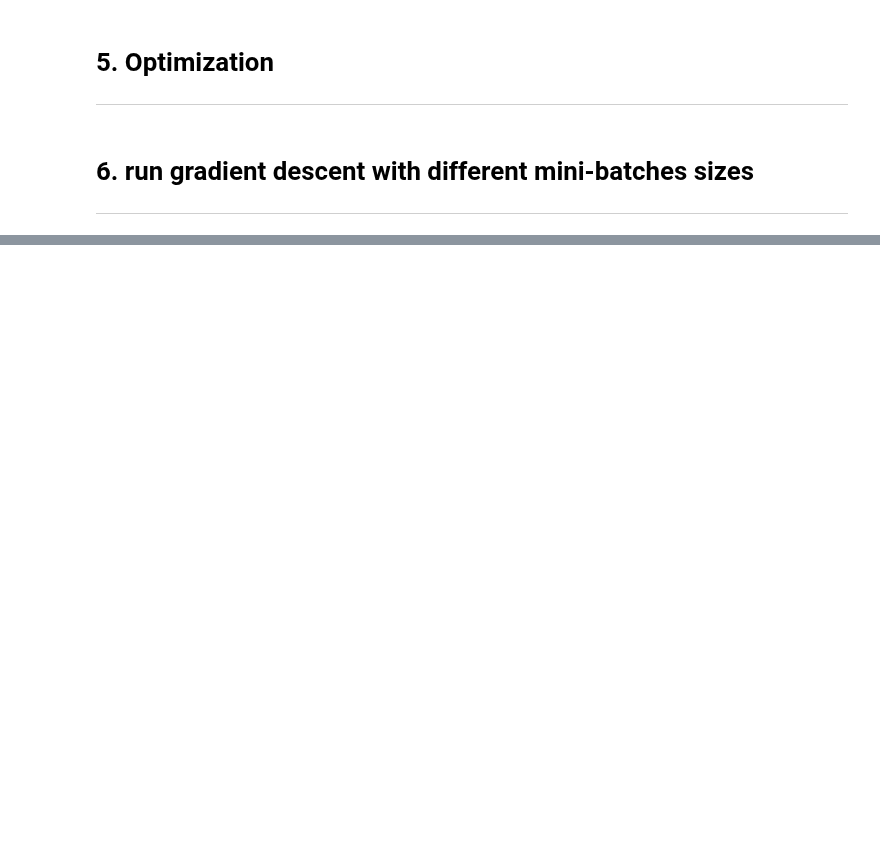
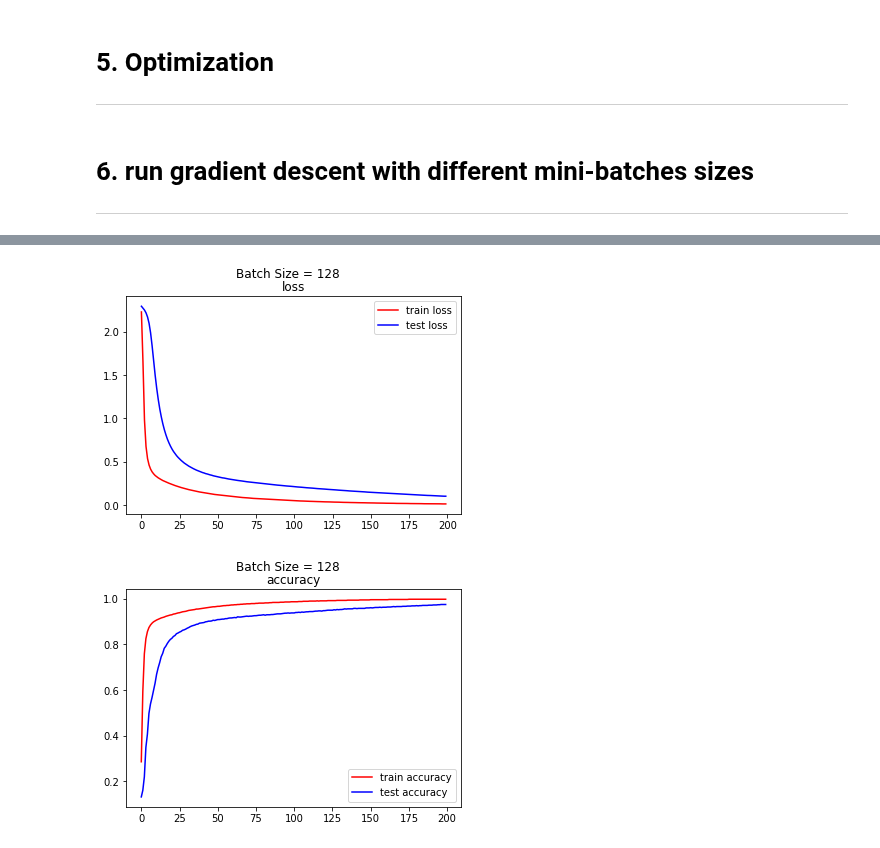
Before and after one commit to wkdthf21/Machine-Learning-Assignment, a Jupyter notebook: 09/Classification for Multiple Categories using Pytorch.ipynb, the cells around one changed output, grey strips where cells are left out. Saved outputs shown, nothing was run; the diff lists cells and outputs as text; code cells hidden in the pictures; blank space fills up the shorter version.

```diff
--- a/09/Classification for Multiple Categories using Pytorch.ipynb
+++ b/09/Classification for Multiple Categories using Pytorch.ipynb
@@ -264,0 +379,18 @@ training_acc_list[2] = acc_list
+# %%
+# Plot Batch Size 128
+plt.suptitle("Batch Size = {}".format(batch_sizes[2]))
+plt.title("loss")
+plt.plot(training_loss_list[2], c = 'red', label = 'train loss')
+plt.plot(testing_loss_list[2], c = 'blue', label = 'test loss')
+plt.legend(loc = 'upper right')
+plt.show()
+
+plt.suptitle("Batch Size = {}".format(batch_sizes[2]))
+plt.title("accuracy")
+plt.plot(training_acc_list[2], c = 'red', label = 'train accuracy')
+plt.plot(testing_acc_list[2], c = 'blue', label = 'test accuracy')
+plt.legend(loc = 'lower right')
+plt.show()
+# %% [output]
+[figure, added]
+[figure, added]
```
Also changed, not shown: parts of 11 cells of this notebook.
